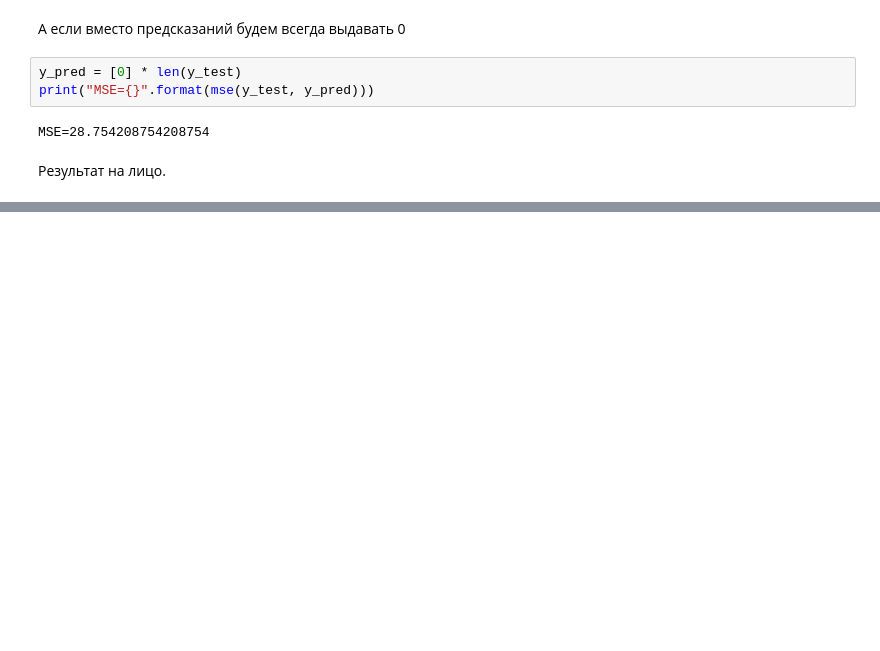
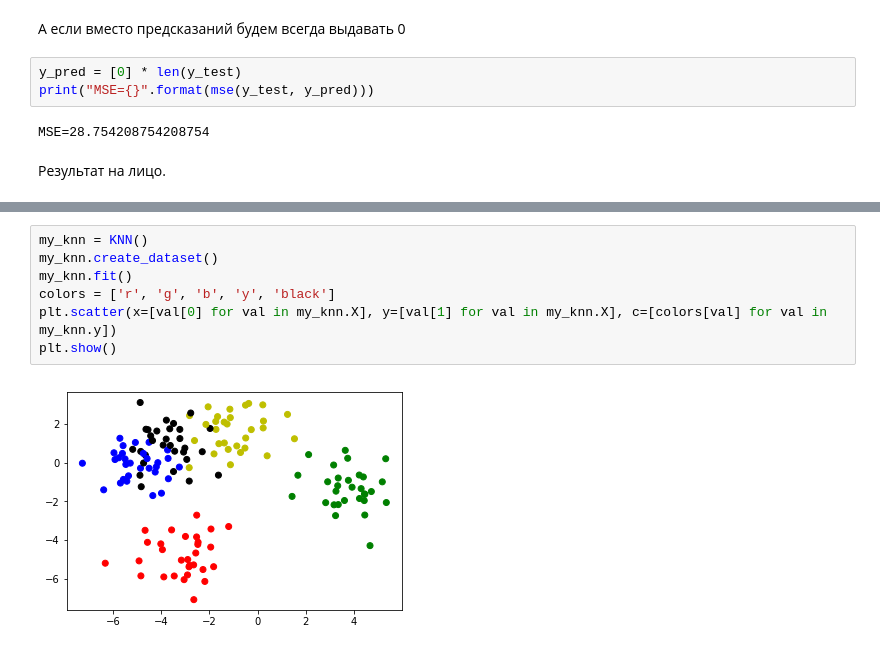
Before and after one commit to KiK0S/tink, a Jupyter notebook: mldl/2209/task1.ipynb, the cells around one changed output, grey strips where cells are left out. Saved outputs shown, nothing was run; the diff lists cells and outputs as text; blank space fills up the shorter version.

```diff
--- a/mldl/2209/task1.ipynb
+++ b/mldl/2209/task1.ipynb
@@ -235,0 +283,9 @@ MSE=28.754208754208754
+# %%
+my_knn = KNN()
+my_knn.create_dataset()
+my_knn.fit()
+colors = ['r', 'g', 'b', 'y', 'black']
+plt.scatter(x=[val[0] for val in my_knn.X], y=[val[1] for val in my_knn.X], c=[colors[val] for val in my_knn.y])
+plt.show()
+# %% [output]
+[figure, added]
```
Also changed, not shown: parts of 4 cells of this notebook.
